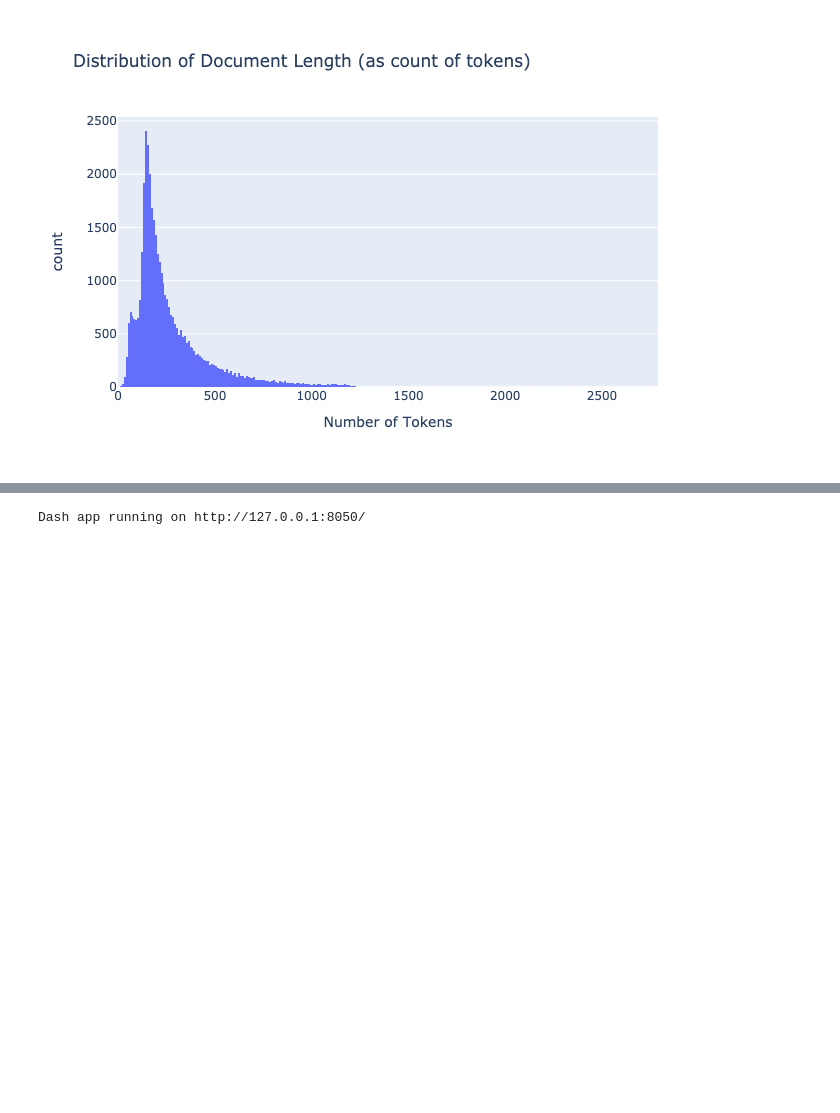
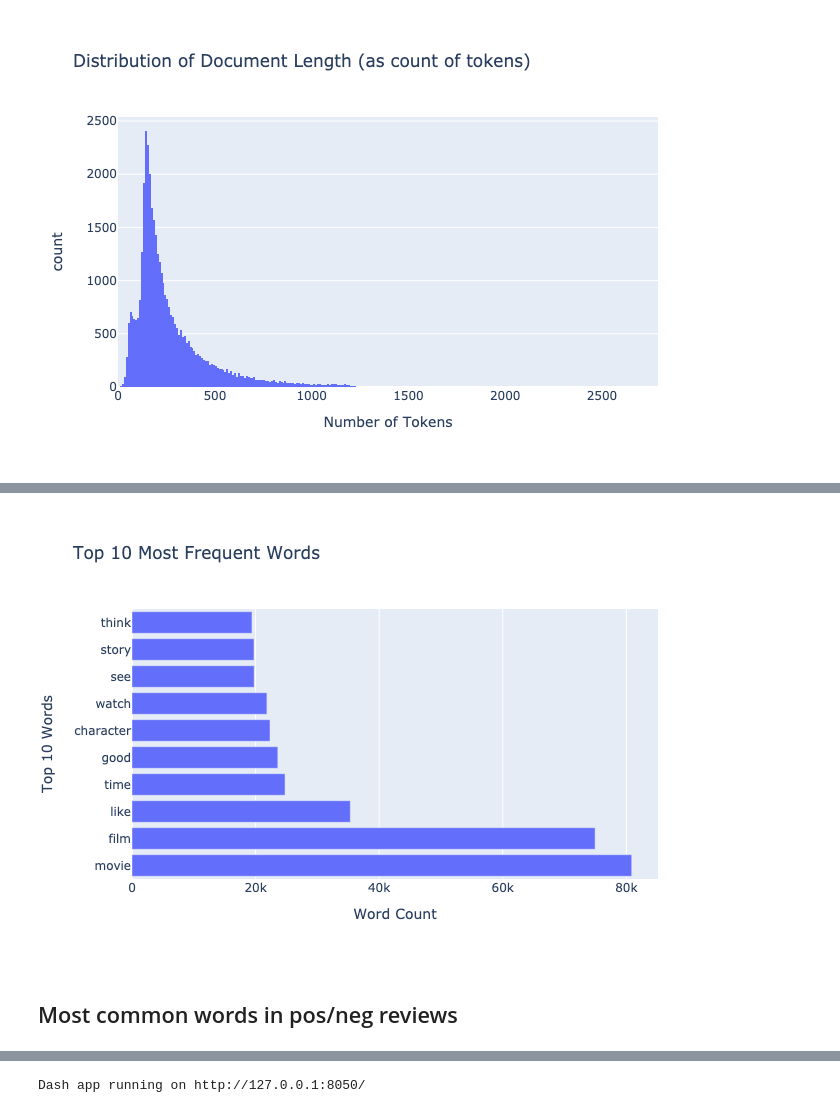
Before and after one commit to aromatic-toast/IMDB_Sentiment_Analysis, a Jupyter notebook: eda.ipynb, the cells around one changed output, grey strips where cells are left out. Drawn from its saved outputs; the diff is of its cells as text; code cells hidden in the pictures; blank space fills up the shorter version.

```diff
--- a/eda.ipynb
+++ b/eda.ipynb
@@ -146,0 +194,16 @@ plot3.show('png')
+# %%
+# combine the documents into a single bag of words
+clean_docs_bow = np.concatenate(train_clean.tokenized_docs)
+# %%
+most_common = pd.Series(FreqDist(clean_docs_bow).most_common(10))
+# %%
+# create dict out of the most common words
+most_common_dict = {}
+for i in most_common:
+    most_common_dict[i[0]] = i[1]
+# %%
+# convert dict to df
+most_common_df = pd.DataFrame(most_common_dict,
+                              index=[0]).transpose().reset_index()
+most_common_df.columns = ['most_common_words', 'count']
+most_common_df.head()
@@ -146,0 +217,12 @@ plot3.show('png')
+# %%
+plot5 = px.bar(most_common_df,
+               x='count',
+               y='most_common_words',
+               labels={'most_common_words':'Top 10 Words',
+                       'count':'Word Count'},
+               title='Top 10 Most Frequent Words')
+plot5.show('png')
+# %% [output]
+[figure, added]
+# %% [markdown]
+## Most common words in pos/neg reviews
```
Also changed, not shown: parts of 26 cells of this notebook.
